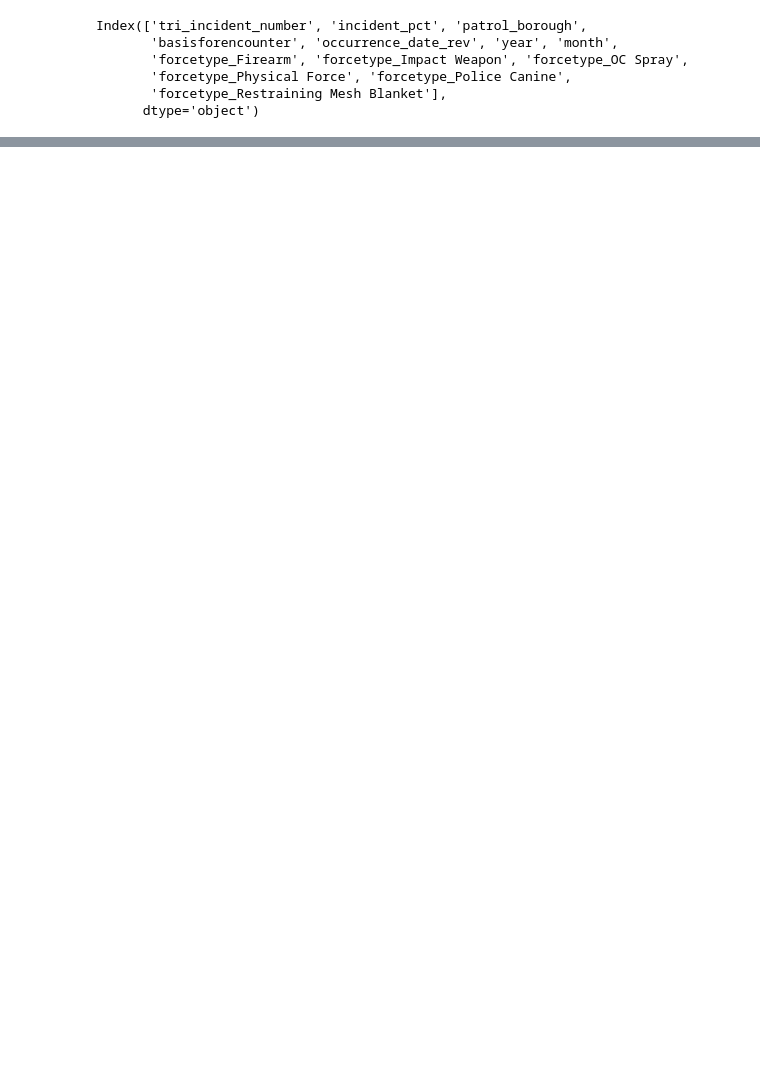
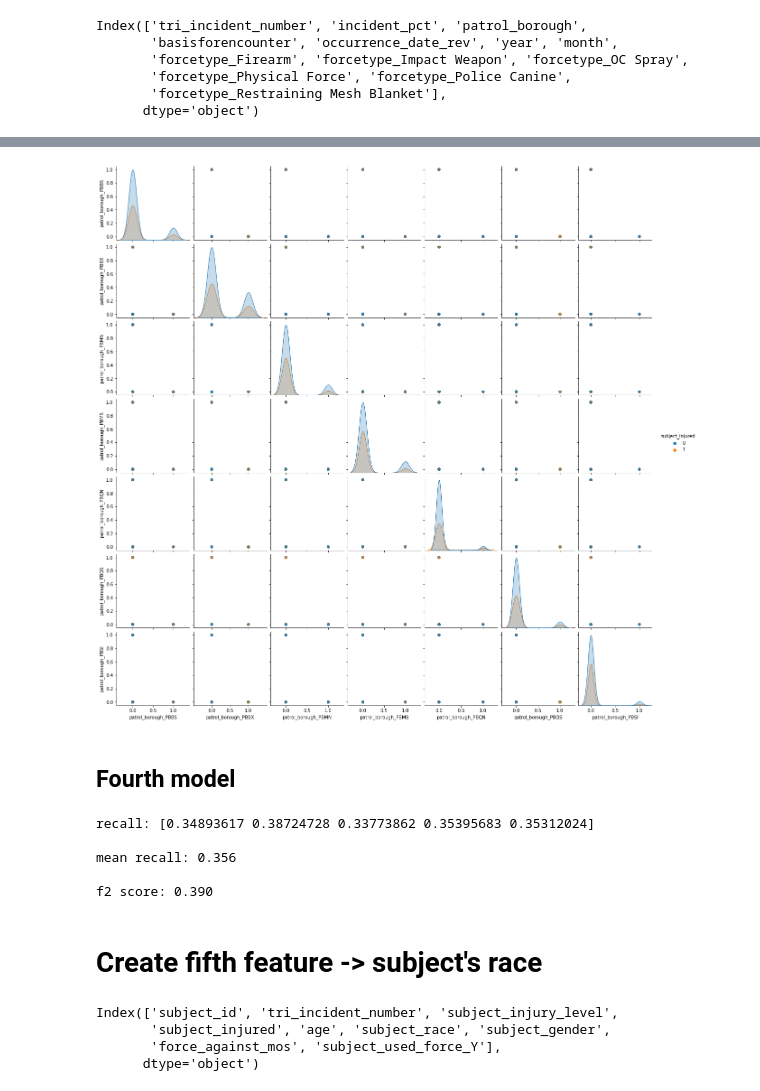
Before and after one commit to chloebs4590/Metis-Classification, a Jupyter notebook: nypd_use_of_force.ipynb, the cells around one changed output, grey strips where cells are left out. Drawn from its saved outputs; the diff is of its cells as text; code cells hidden in the pictures; blank space fills up the shorter version.

```diff
--- a/nypd_use_of_force.ipynb
+++ b/nypd_use_of_force.ipynb
@@ -562,0 +620,2 @@ incidents['basisforencounter'].nunique()
+# %%
+incidents = pd.get_dummies(incidents, columns=['patrol_borough'], drop_first=True)
@@ -563,3 +633,9 @@ incidents['basisforencounter'].nunique()
+# %%
+incidents_tri_patrol_borough = incidents[['tri_incident_number','patrol_borough_PBBS','patrol_borough_PBBX',
+                                     'patrol_borough_PBMN', 'patrol_borough_PBMS','patrol_borough_PBQN',
+                                     'patrol_borough_PBQS', 'patrol_borough_PBSI']]
+
+df_X = df_X.merge(incidents_tri_patrol_borough, on='tri_incident_number')
 # %%
 df_X.columns
 # %% [output]
@@ -570 +649,9 @@ Index(['subject_id', 'tri_incident_number', 'subject_used_force_Y',
       dtype='object')
+# %%
+plot_features(df_X[['subject_injured','patrol_borough_PBBS', 'patrol_borough_PBBX',
+       'patrol_borough_PBMN', 'patrol_borough_PBMS', 'patrol_borough_PBQN',
+       'patrol_borough_PBQS', 'patrol_borough_PBSI']])
+# %% [output]
+[figure, added]
+# %% [markdown]
+## Fourth model
@@ -570,0 +669,31 @@ Index(['subject_id', 'tri_incident_number', 'subject_used_force_Y',
+# %%
+# logistic regression with three features
+
+lr_4 = LogisticRegression(solver='lbfgs')
+lr_4.fit(X_tr_val_4, y_tr_val_4)
+
+kf = KFold(n_splits=5, shuffle=True, random_state = 71)
+cv_results = cross_validate(lr_4, X_tr_val_4, y_tr_val_4, cv=kf, scoring='recall')
+
+y_pred_4 = lr_4.predict(X_tr_val_4)
+
+print(f"recall: {(cv_results['test_score'])}")
+print("")
+print(f"mean recall: {(np.mean(cv_results['test_score'])):.3f}")
+print("")
+print(f"f2 score: {fbeta_score(y_tr_val_4, y_pred_4, beta=2):.3f}")
+# %% [output]
+recall: [0.34893617 0.38724728 0.33773862 0.35395683 0.35312024]
+
+mean recall: 0.356
+
+f2 score: 0.390
+# %% [markdown]
+# Create fifth feature -> subject's race
+# %%
+subjects_df.columns
+# %% [output]
+Index(['subject_id', 'tri_incident_number', 'subject_injury_level',
+       'subject_injured', 'age', 'subject_race', 'subject_gender',
+       'force_against_mos', 'subject_used_force_Y'],
+      dtype='object')
```
Also changed, not shown: parts of 58 cells of this notebook.
